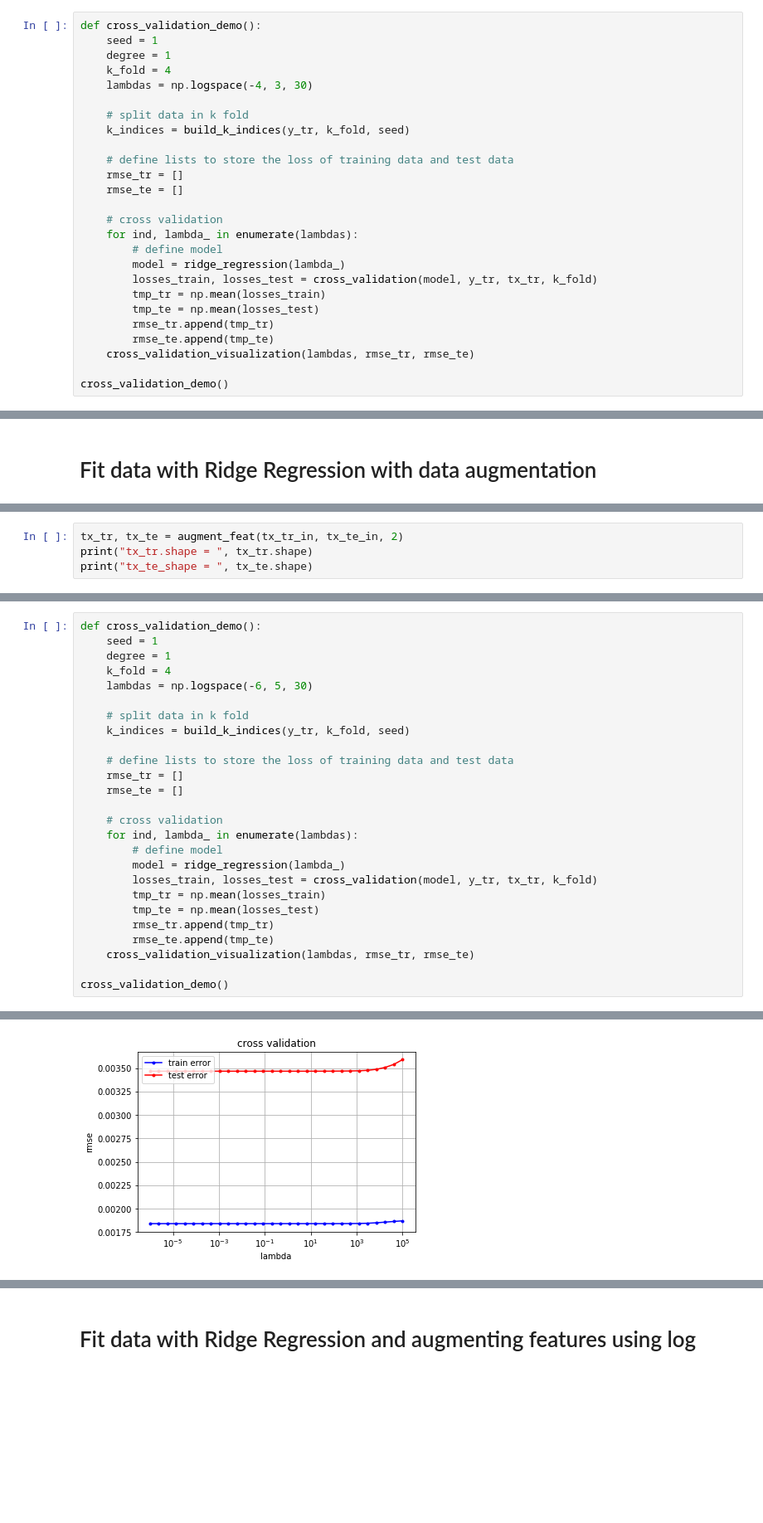
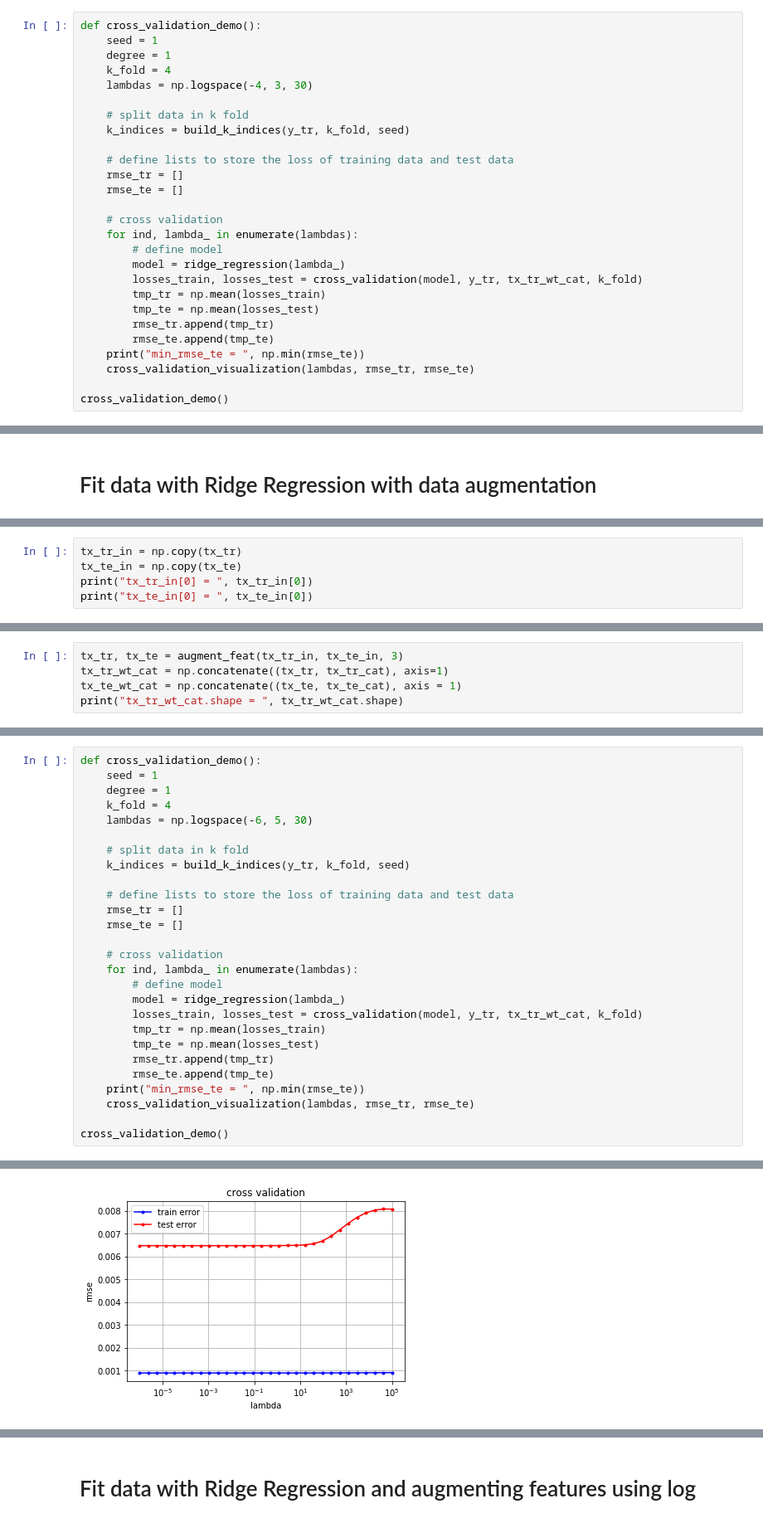
Before and after one commit to szwify/ML_pr1, a Jupyter notebook: multimodel-Copy1.ipynb, the cells around one changed output, grey strips where cells are left out. Shown: that part at 83% size. Drawn from its saved outputs; the diff is of its cells as text; blank space fills up the shorter version.

```diff
--- a/multimodel-Copy1.ipynb
+++ b/multimodel-Copy1.ipynb
@@ -94,11 +149,12 @@ def cross_validation_demo():
     for ind, lambda_ in enumerate(lambdas):
         # define model
         model = ridge_regression(lambda_)
-        losses_train, losses_test = cross_validation(model, y_tr, tx_tr, k_fold)
+        losses_train, losses_test = cross_validation(model, y_tr, tx_tr_wt_cat, k_fold)
         tmp_tr = np.mean(losses_train)
         tmp_te = np.mean(losses_test)
         rmse_tr.append(tmp_tr)
         rmse_te.append(tmp_te)
+    print("min_rmse_te = ", np.min(rmse_te))
     cross_validation_visualization(lambdas, rmse_tr, rmse_te)
 
 cross_validation_demo()
@@ -112,4 +165,0 @@ tx_te_in = tx_te
-# %%
-tx_tr, tx_te = augment_feat(tx_tr_in, tx_te_in, 2)
-print("tx_tr.shape = ", tx_tr.shape)
-print("tx_te_shape = ", tx_te.shape)
@@ -118,0 +166,5 @@ tx_te_shape =  (568238, 90)
+# %%
+tx_tr_in = np.copy(tx_tr)
+tx_te_in = np.copy(tx_te)
+print("tx_tr_in[0] = ", tx_tr_in[0])
+print("tx_te_in[0] = ", tx_te_in[0])
@@ -118,0 +188,5 @@ tx_te_shape =  (568238, 90)
+# %%
+tx_tr, tx_te = augment_feat(tx_tr_in, tx_te_in, 3)
+tx_tr_wt_cat = np.concatenate((tx_tr, tx_tr_cat), axis=1)
+tx_te_wt_cat = np.concatenate((tx_te, tx_te_cat), axis = 1)
+print("tx_tr_wt_cat.shape = ", tx_tr_wt_cat.shape)
@@ -134,11 +210,12 @@ def cross_validation_demo():
     for ind, lambda_ in enumerate(lambdas):
         # define model
         model = ridge_regression(lambda_)
-        losses_train, losses_test = cross_validation(model, y_tr, tx_tr, k_fold)
+        losses_train, losses_test = cross_validation(model, y_tr, tx_tr_wt_cat, k_fold)
         tmp_tr = np.mean(losses_train)
         tmp_te = np.mean(losses_test)
         rmse_tr.append(tmp_tr)
         rmse_te.append(tmp_te)
+    print("min_rmse_te = ", np.min(rmse_te))
     cross_validation_visualization(lambdas, rmse_tr, rmse_te)
 
 cross_validation_demo()
@@ -146 +224 @@ cross_validation_demo()
-[figure, old version]
+[figure, new version]
```
Also changed, not shown: parts of 37 cells of this notebook, 6 other files.
